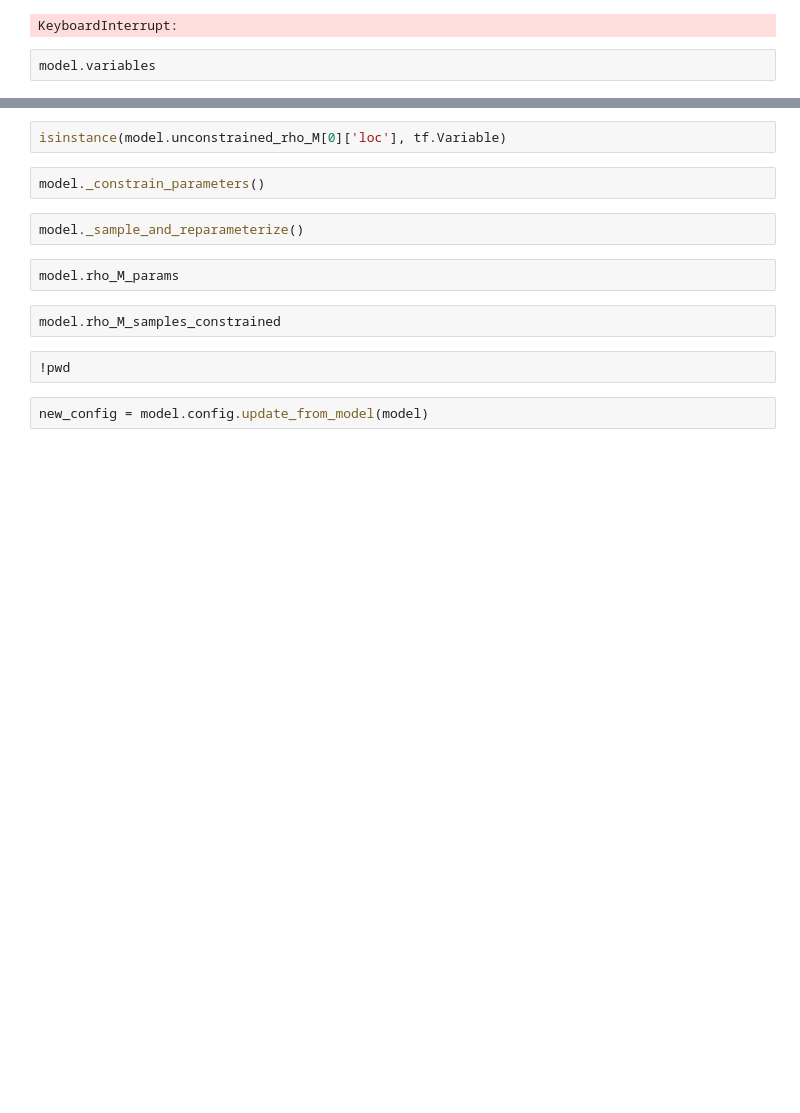
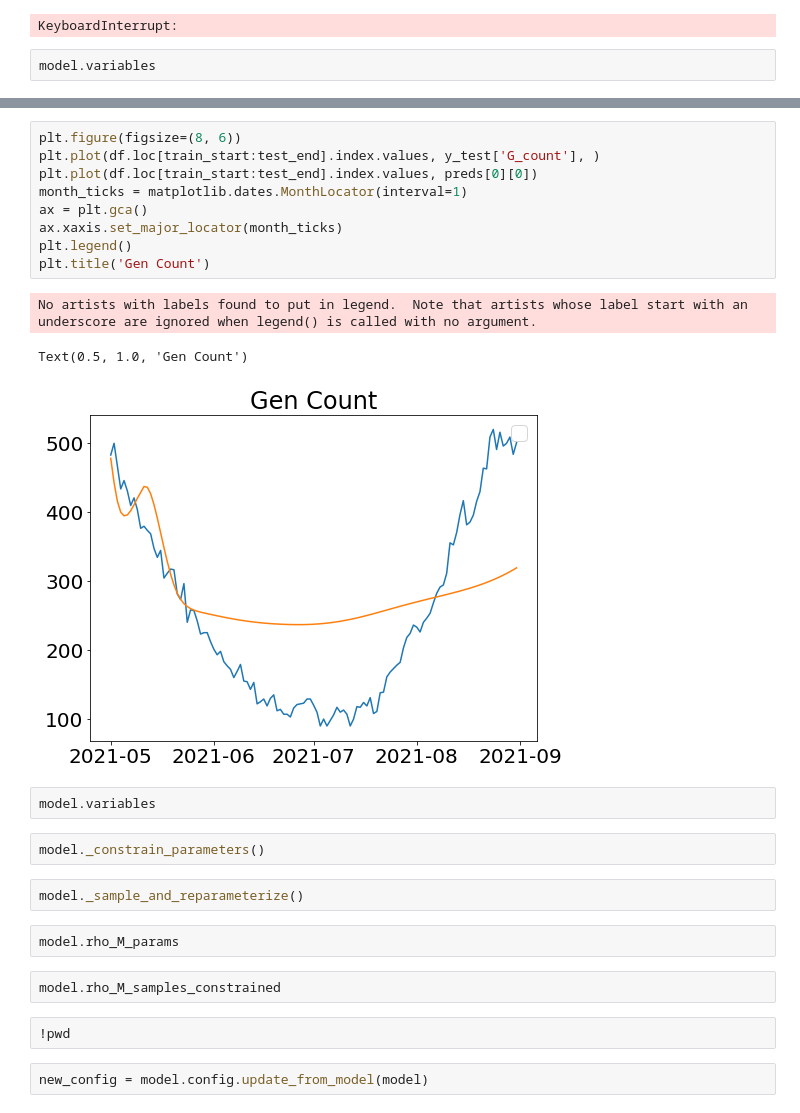
Before and after one commit to tufts-ml/covid19-forecasting, a Jupyter notebook: tf_model_1p5/Development Notebooks/Model from config.ipynb, the cells around one changed output, grey strips where cells are left out. Drawn from its saved outputs; the diff is of its cells as text; blank space fills up the shorter version.

```diff
--- a/tf_model_1p5/Development Notebooks/Model from config.ipynb
+++ b/tf_model_1p5/Development Notebooks/Model from config.ipynb
@@ -136,5 +178,18 @@ config.rho_M.value
 # %%
-isinstance(model.unconstrained_rho_M[0]['loc'], tf.Variable)
+plt.figure(figsize=(8, 6))
+plt.plot(df.loc[train_start:test_end].index.values, y_test['G_count'], )
+plt.plot(df.loc[train_start:test_end].index.values, preds[0][0])
+month_ticks = matplotlib.dates.MonthLocator(interval=1)
+ax = plt.gca()
+ax.xaxis.set_major_locator(month_ticks)
+plt.legend()
+plt.title('Gen Count')
+# %% [output]
+No artists with labels found to put in legend.  Note that artists whose label start with an underscore are ignored when legend() is called with no argument.
+Text(0.5, 1.0, 'Gen Count')
+[figure, added]
+# %%
+model.variables
 # %%
 model._constrain_parameters()
 # %%
```
Also changed, not shown: parts of 20 cells of this notebook, 4 other files.
